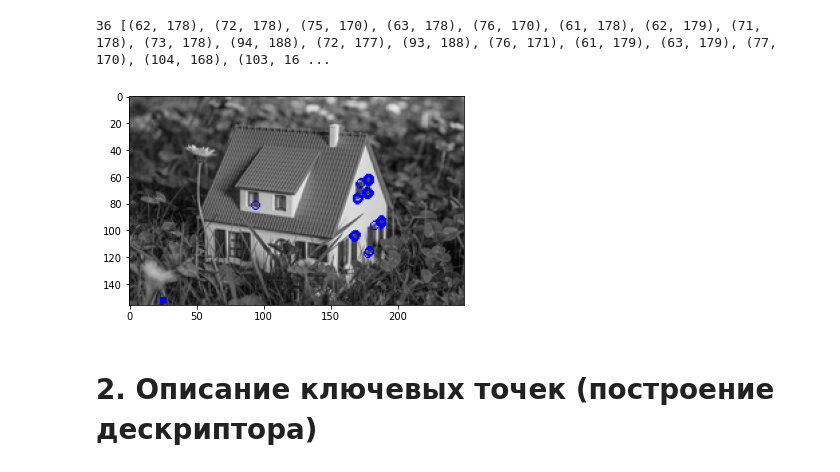
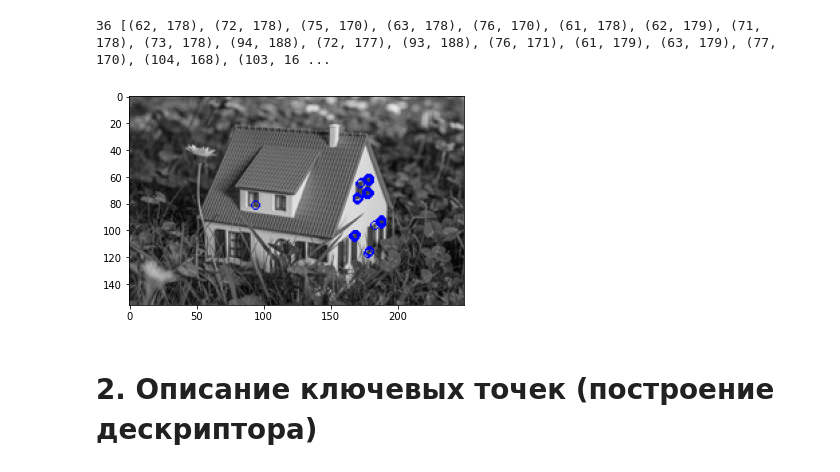
Before and after one commit to djhsgfjk/computer_vision, a Jupyter notebook: Lab_5_Вычисление_ORB_Реализовать_алгоритм_детектирования_и_описания_особых_точек_ORB_.ipynb, the cells around one changed output. Drawn from its saved outputs; the diff is of its cells as text; code cells hidden in the pictures.

```diff
--- a/Lab_5_Вычисление_ORB_Реализовать_алгоритм_детектирования_и_описания_особых_точек_ORB_.ipynb
+++ b/Lab_5_Вычисление_ORB_Реализовать_алгоритм_детектирования_и_описания_особых_точек_ORB_.ipynb
@@ -215,26 +215,25 @@ print(len(points), points)
 # %%
 imageWithFeatures = np.zeros_like(image, dtype=int)
 for i in range(w):
     for j in range(h):
         imageWithFeatures[i, j, :] = halftoneImage[i, j]
 
 color = [0, 0, 255]
 for i, j in points:
   imageWithFeatures[i-1:i+2, j-3] = color
   imageWithFeatures[i+2, j-2] = color
   imageWithFeatures[i+3, j-1:j+2] = color
   imageWithFeatures[i+2, j+2] = color
   imageWithFeatures[i-1:i+2, j+3] = color
   imageWithFeatures[i-2, j+2] = color
   imageWithFeatures[i-3, j-1:j+2] = color
   imageWithFeatures[i-2, j-2] = color
-  imageWithFeatures[x-2:x+3, y-2:y+3] = color
 
 figure()
 imshow(imageWithFeatures, vmin=0, vmax=255)
 show()
 # %% [output]
-[figure, old version]
+[figure, new version]
 # %% [markdown]
 # 2. Описание ключевых точек (построение дескриптора)
 # %% [markdown]
```
